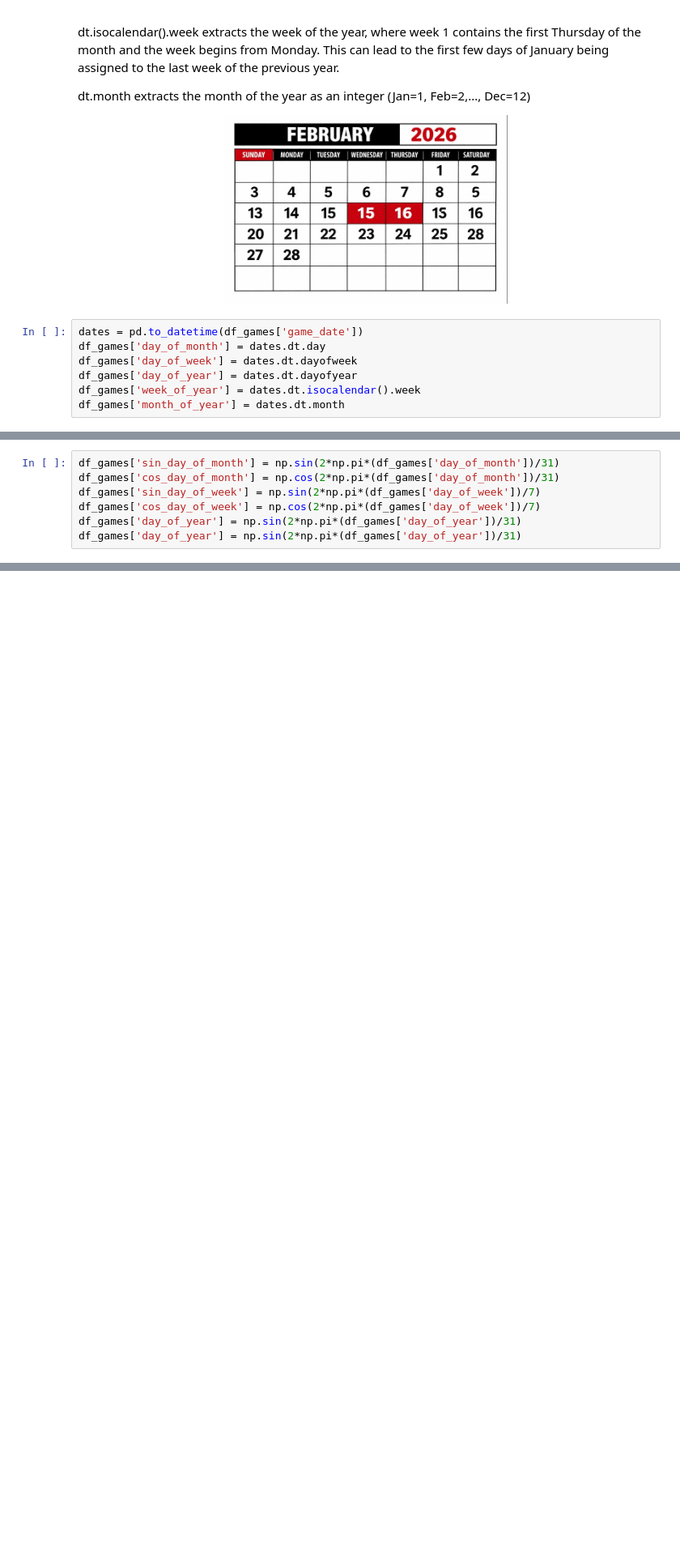
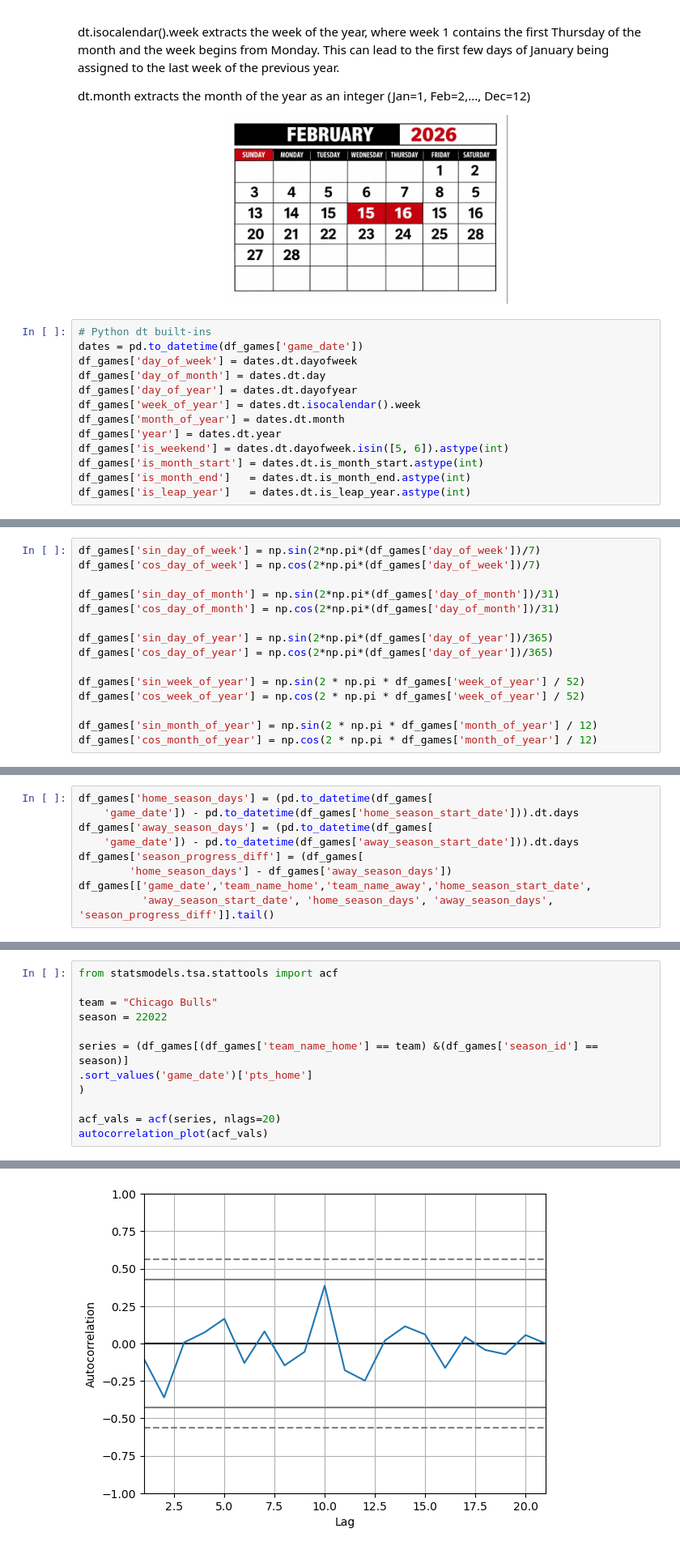
Before and after one commit to rhaswah/ds-tutorials, a Jupyter notebook: NBA_forecast_time_series/NBA_forecast.ipynb, the cells around one changed output, grey strips where cells are left out. Shown at 81% size. Cells and saved outputs as stored; diff of their text form; blank space fills up the shorter version.

```diff
--- a/NBA_forecast_time_series/NBA_forecast.ipynb
+++ b/NBA_forecast_time_series/NBA_forecast.ipynb
@@ -52,11 +61,17 @@ dt.month extracts the month of the year as an integer (Jan=1, Feb=2,..., Dec=12)
   <img src="attachment:fd6f7c94-64d6-41ca-9fb1-52b084b22a13.jpg" width="350">
 </p>
 # %%
+# Python dt built-ins
 dates = pd.to_datetime(df_games['game_date'])
+df_games['day_of_week'] = dates.dt.dayofweek
 df_games['day_of_month'] = dates.dt.day
-df_games['day_of_week'] = dates.dt.dayofweek
 df_games['day_of_year'] = dates.dt.dayofyear
 df_games['week_of_year'] = dates.dt.isocalendar().week
 df_games['month_of_year'] = dates.dt.month
+df_games['year'] = dates.dt.year
+df_games['is_weekend'] = dates.dt.dayofweek.isin([5, 6]).astype(int)
+df_games['is_month_start'] = dates.dt.is_month_start.astype(int)
+df_games['is_month_end']   = dates.dt.is_month_end.astype(int)
+df_games['is_leap_year']   = dates.dt.is_leap_year.astype(int)
 # %% [markdown]
 ## Cyclical Trigonometry Transformations
@@ -63,7 +82,15 @@ df_games['month_of_year'] = dates.dt.month
 # %%
+df_games['sin_day_of_week'] = np.sin(2*np.pi*(df_games['day_of_week'])/7)
+df_games['cos_day_of_week'] = np.cos(2*np.pi*(df_games['day_of_week'])/7)
+
 df_games['sin_day_of_month'] = np.sin(2*np.pi*(df_games['day_of_month'])/31)
 df_games['cos_day_of_month'] = np.cos(2*np.pi*(df_games['day_of_month'])/31)
-df_games['sin_day_of_week'] = np.sin(2*np.pi*(df_games['day_of_week'])/7)
-df_games['cos_day_of_week'] = np.cos(2*np.pi*(df_games['day_of_week'])/7)
-df_games['day_of_year'] = np.sin(2*np.pi*(df_games['day_of_year'])/31)
-df_games['day_of_year'] = np.sin(2*np.pi*(df_games['day_of_year'])/31)
+
+df_games['sin_day_of_year'] = np.sin(2*np.pi*(df_games['day_of_year'])/365)
+df_games['cos_day_of_year'] = np.cos(2*np.pi*(df_games['day_of_year'])/365)
+
+df_games['sin_week_of_year'] = np.sin(2 * np.pi * df_games['week_of_year'] / 52)
+df_games['cos_week_of_year'] = np.cos(2 * np.pi * df_games['week_of_year'] / 52)
+
+df_games['sin_month_of_year'] = np.sin(2 * np.pi * df_games['month_of_year'] / 12)
+df_games['cos_month_of_year'] = np.cos(2 * np.pi * df_games['month_of_year'] / 12)
@@ -83,0 +151,9 @@ df_games.head()
+# %%
+df_games['home_season_days'] = (pd.to_datetime(df_games[
+    'game_date']) - pd.to_datetime(df_games['home_season_start_date'])).dt.days
+df_games['away_season_days'] = (pd.to_datetime(df_games[
+    'game_date']) - pd.to_datetime(df_games['away_season_start_date'])).dt.days
+df_games['season_progress_diff'] = (df_games[
+        'home_season_days'] - df_games['away_season_days'])
+df_games[['game_date','team_name_home','team_name_away','home_season_start_date',
+          'away_season_start_date',	'home_season_days',	'away_season_days',	'season_progress_diff']].tail()
@@ -85,0 +174,13 @@ df_games.head()
+# %%
+from statsmodels.tsa.stattools import acf
+
+team = "Chicago Bulls"
+season = 22022
+
+series = (df_games[(df_games['team_name_home'] == team) &(df_games['season_id'] == season)]
+.sort_values('game_date')['pts_home']
+)
+
+acf_vals = acf(series, nlags=20)
+autocorrelation_plot(acf_vals)
+# %% [output]
@@ -85,0 +188 @@ df_games.head()
+[figure, added]
```
Also changed, not shown: parts of 12 cells of this notebook, 1 other file.
